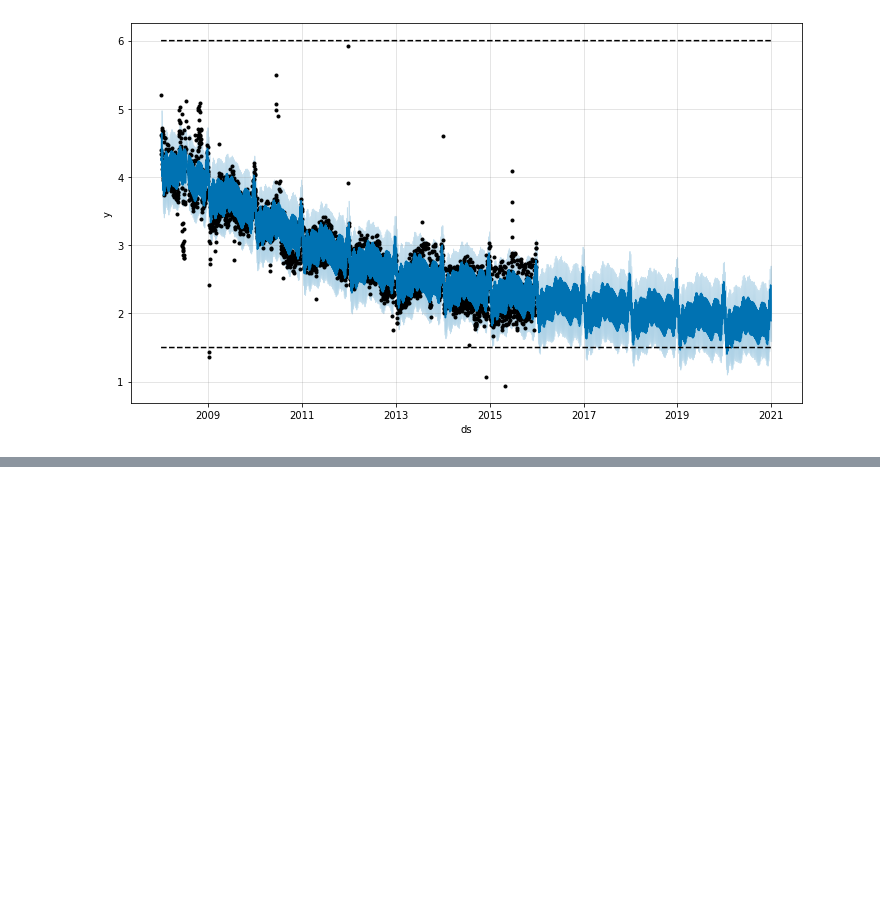
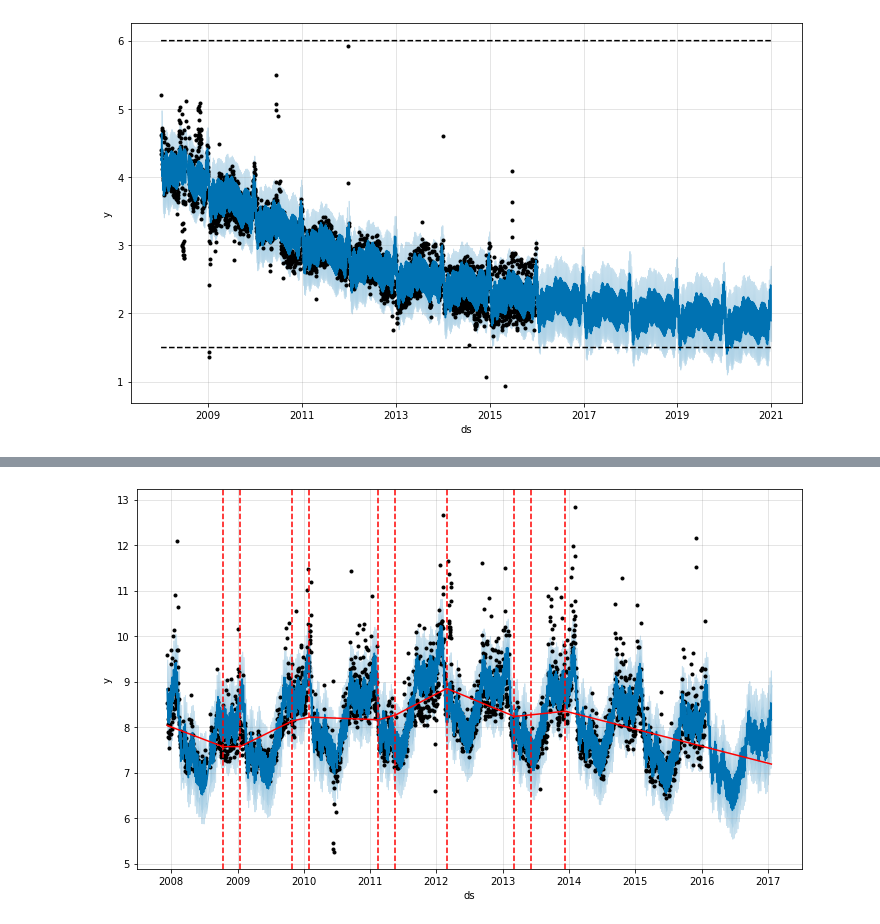
Before and after one commit to carlosmirandadurand/Experiments, a Jupyter notebook: Prophet_Experiments.ipynb, the cells around one changed output, grey strips where cells are left out. Drawn from its saved outputs; the diff is of its cells as text; code cells hidden in the pictures; blank space fills up the shorter version.

```diff
--- a/Prophet_Experiments.ipynb
+++ b/Prophet_Experiments.ipynb
@@ -191,0 +199,8 @@ INFO:cmdstanpy:Chain [1] done processing
+# %%
+# Load again the Wikipedia page for Peyton Manning and fit the basic model
+df = pd.read_csv('https://raw.githubusercontent.com/facebook/prophet/main/examples/example_wp_log_peyton_manning.csv')
+m = Prophet()
+m.fit(df)
+future = m.make_future_dataframe(periods=365)
+future.tail()
+forecast = m.predict(future)
@@ -191,0 +218,10 @@ INFO:cmdstanpy:Chain [1] done processing
+# %%
+# Show default changepoints
+# By default, Prophet specifies 25 potential changepoints which are uniformly placed in the first 80% of the time series.
+# Then puts a sparse prior on the magnitudes of the rate changes (equivalent to L1 regularization).
+# To extend changeoints to the first 90% of the timeseries: m = Prophet(changepoint_range=0.9)
+from prophet.plot import add_changepoints_to_plot
+fig = m.plot(forecast)
+a = add_changepoints_to_plot(fig.gca(), m, forecast)
+# %% [output]
+[figure, added]
```
Also changed, not shown: parts of 26 cells of this notebook.
